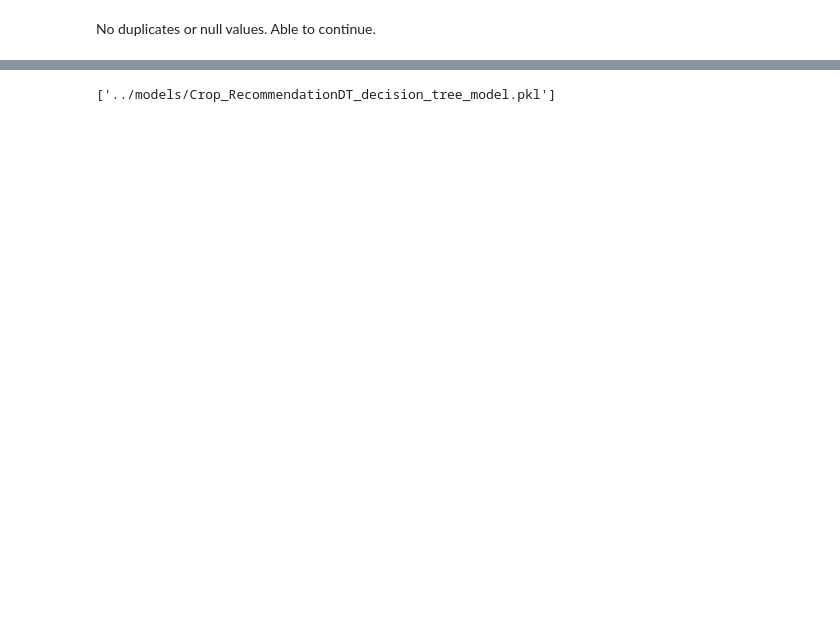
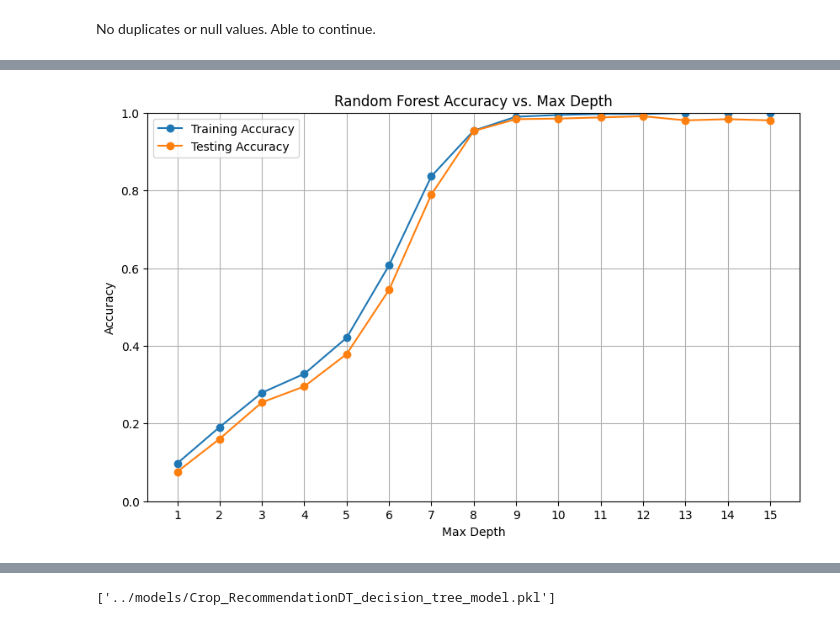
Before and after one commit to JayashankaAnushan19/Autonomous_Reforestation_Robot_PDE4433_CW2, a Jupyter notebook: notebooks/PDE4433_CW2_FinalModelTraining.ipynb, the cells around one changed output, grey strips where cells are left out. Saved outputs shown, nothing was run; the diff lists cells and outputs as text; code cells hidden in the pictures; blank space fills up the shorter version.

```diff
--- a/notebooks/PDE4433_CW2_FinalModelTraining.ipynb
+++ b/notebooks/PDE4433_CW2_FinalModelTraining.ipynb
@@ -83,9 +84,14 @@ Index(['Nitrogen', 'Phosphorus', 'Potassium', 'Temperature', 'Humidity',
 # %%
 # The 'Fertilizer Name' variable will not be utilized, as we already have detailed soil nutrient information
 # available, including Nitrogen, Potassium, and Phosphorous levels.
-x1_feature = ['Nitrogen','Phosphorus','Potassium','Temperature', 'Humidity', 'pH_Value', 'Rainfall']
+
+from sklearn.preprocessing import LabelEncoder
+
+le = LabelEncoder()
+df['SoilType'] = le.fit_transform(df['SoilType'])
+
+x1_feature = ['Nitrogen','Phosphorus','Potassium','Temperature', 'Humidity', 'pH_Value', 'Rainfall', 'SoilType']
 y1_feature = ['Crop']
-
 
 print(x1_feature)
 print(y1_feature)
@@ -114,5 +120,36 @@ X_test shape :  (660, 7)
 Y_train shape :  (1540, 1)
 Y_test shape :  (660, 1)
+# %%
+# Check the accuracy depend on the training cycles
+train_accuracies = []
+test_accuracies = []
+
+min_depth_level = 1
+max_depth_level = 16
+
+for max_depth in range(min_depth_level, max_depth_level):
+    decisionTree_model = DecisionTreeClassifier(max_depth=max_depth)
+    decisionTree_model = decisionTree_model.fit(X_train, Y_train)
+
+    train_accuracy = decisionTree_model.score(X_train, Y_train)
+    test_accuracy = decisionTree_model.score(X_test, Y_test)
+
+    train_accuracies.append(train_accuracy)
+    test_accuracies.append(test_accuracy)
+
+plt.figure(figsize=(10, 6))
+plt.plot(range(min_depth_level, max_depth_level), train_accuracies, label='Training Accuracy', marker='o')
+plt.plot(range(min_depth_level, max_depth_level), test_accuracies, label='Testing Accuracy', marker='o')
+plt.title('Random Forest Accuracy vs. Max Depth')
+plt.xlabel('Max Depth')
+plt.ylabel('Accuracy')
+plt.xticks(range(min_depth_level, max_depth_level))
+plt.ylim(0, 1)
+plt.legend()
+plt.grid()
+plt.show()
+# %% [output]
+[figure, added]
 # %%
 # Model Training start
 from sklearn.tree import DecisionTreeClassifier
```
Also changed, not shown: parts of 17 cells of this notebook, 7 other files.
